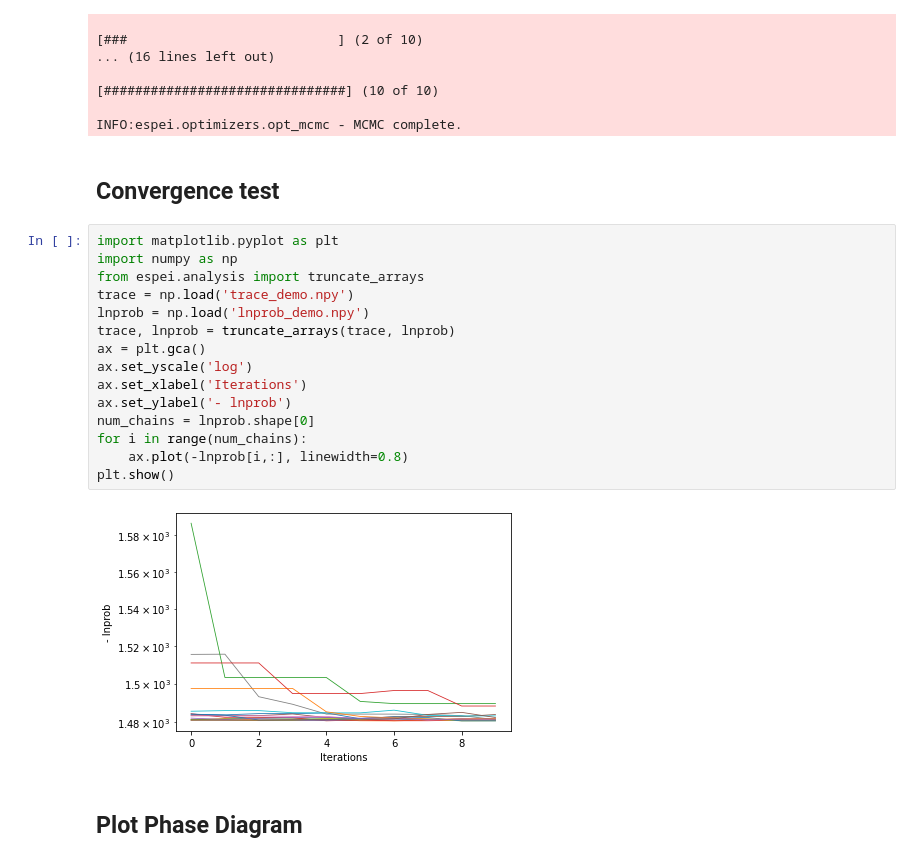
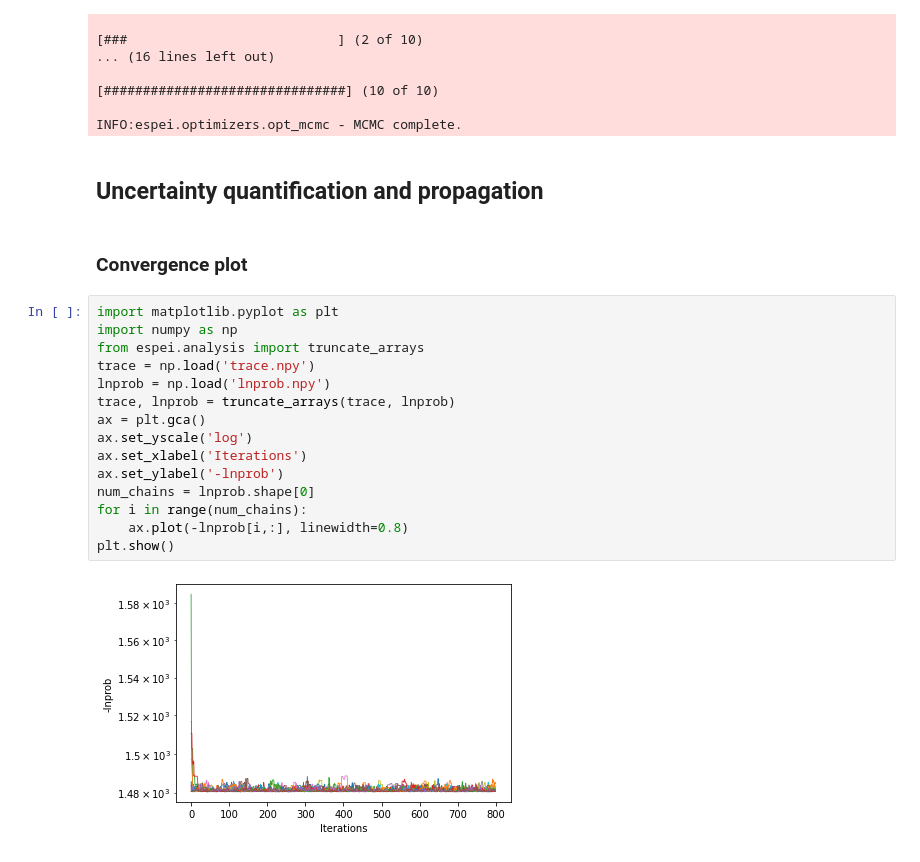
Before and after one commit to RushiGong/MatSE580GuestLectures, a Jupyter notebook: Lecture2/ESPEI MCMC/ESPEI-MCMC_Demo.ipynb, the cells around one changed output. Cells and saved outputs as stored; diff of their text form.

```diff
--- a/Lecture2/ESPEI MCMC/ESPEI-MCMC_Demo.ipynb
+++ b/Lecture2/ESPEI MCMC/ESPEI-MCMC_Demo.ipynb
@@ -43,24 +28,24 @@ INFO:espei.optimizers.opt_mcmc - Running MCMC for 10 iterations.
 [###############################] (10 of 10)
 
 INFO:espei.optimizers.opt_mcmc - MCMC complete.
+# %% [markdown]
+## Uncertainty quantification and propagation
 # %% [markdown]
-## Convergence test
+### Convergence plot
 # %%
 import matplotlib.pyplot as plt
 import numpy as np
 from espei.analysis import truncate_arrays
-trace = np.load('trace_demo.npy')
-lnprob = np.load('lnprob_demo.npy')
+trace = np.load('trace.npy')
+lnprob = np.load('lnprob.npy')
 trace, lnprob = truncate_arrays(trace, lnprob)
 ax = plt.gca()
 ax.set_yscale('log')
 ax.set_xlabel('Iterations')
-ax.set_ylabel('- lnprob')
+ax.set_ylabel('-lnprob')
 num_chains = lnprob.shape[0]
 for i in range(num_chains):
     ax.plot(-lnprob[i,:], linewidth=0.8)
 plt.show()
 # %% [output]
-[figure, old version]
+[figure, new version]
-# %% [markdown]
-## Plot Phase Diagram
```
Also changed, not shown: parts of 14 cells of this notebook, 1 other file.
